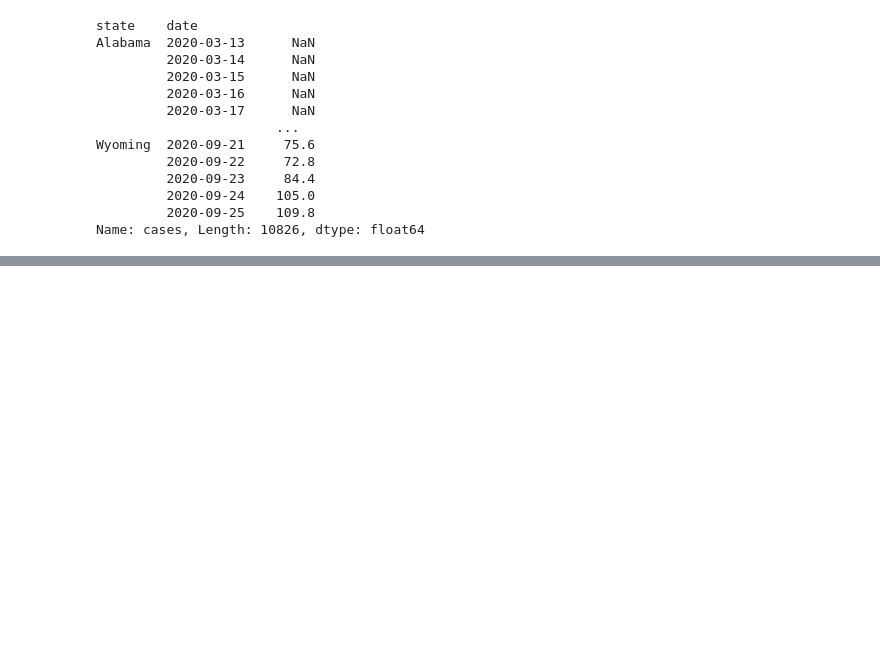
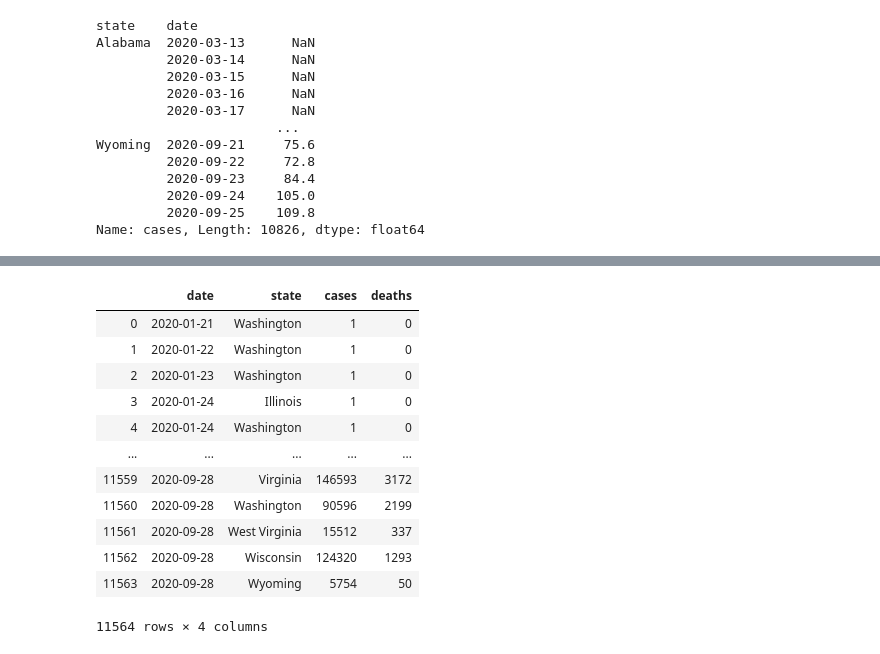
Before and after one commit to kmair/covid-usa, a Jupyter notebook: Main.ipynb, the cells around one changed output, grey strips where cells are left out. Saved outputs shown, nothing was run; the diff lists cells and outputs as text; code cells hidden in the pictures; blank space fills up the shorter version.

```diff
--- a/Main.ipynb
+++ b/Main.ipynb
@@ -271,0 +313,17 @@ output = ARIMA_forecast(state_df.cases, 0.9, **{'mode':'All'})
+# %%
+# df[df.state=='Alabama']
+df
+# %% [output]
+|  | date | state | cases | deaths |
+| 0 | 2020-01-21 | Washington | 1 | 0 |
+| 1 | 2020-01-22 | Washington | 1 | 0 |
+| 2 | 2020-01-23 | Washington | 1 | 0 |
+| 3 | 2020-01-24 | Illinois | 1 | 0 |
+| 4 | 2020-01-24 | Washington | 1 | 0 |
+| ... | ... | ... | ... | ... |
+| 11559 | 2020-09-28 | Virginia | 146593 | 3172 |
+| 11560 | 2020-09-28 | Washington | 90596 | 2199 |
+| 11561 | 2020-09-28 | West Virginia | 15512 | 337 |
+| 11562 | 2020-09-28 | Wisconsin | 124320 | 1293 |
+| 11563 | 2020-09-28 | Wyoming | 5754 | 50 |
+11564 rows × 4 columns
```
Also changed, not shown: parts of 19 cells of this notebook, 1 other file.
